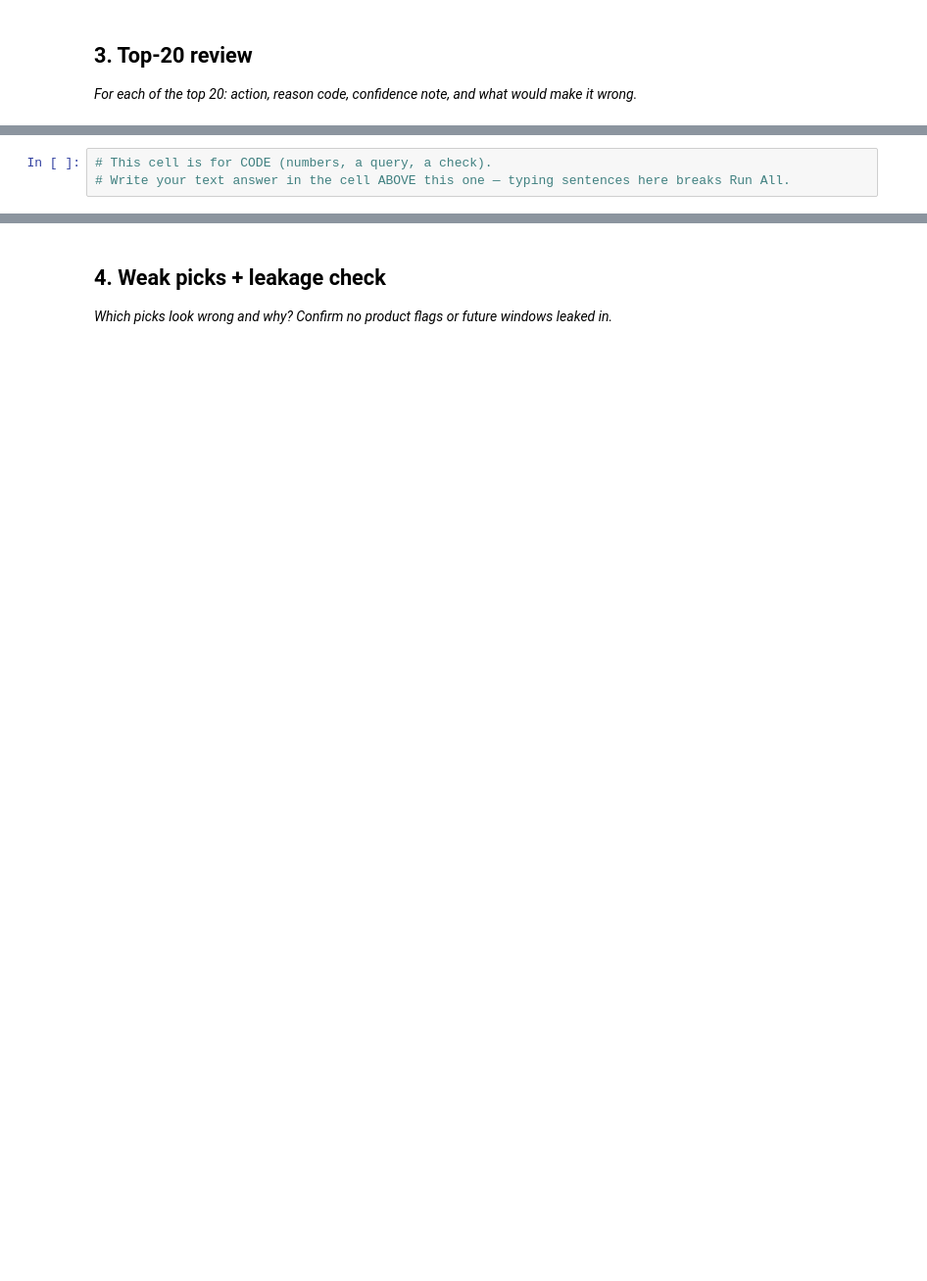
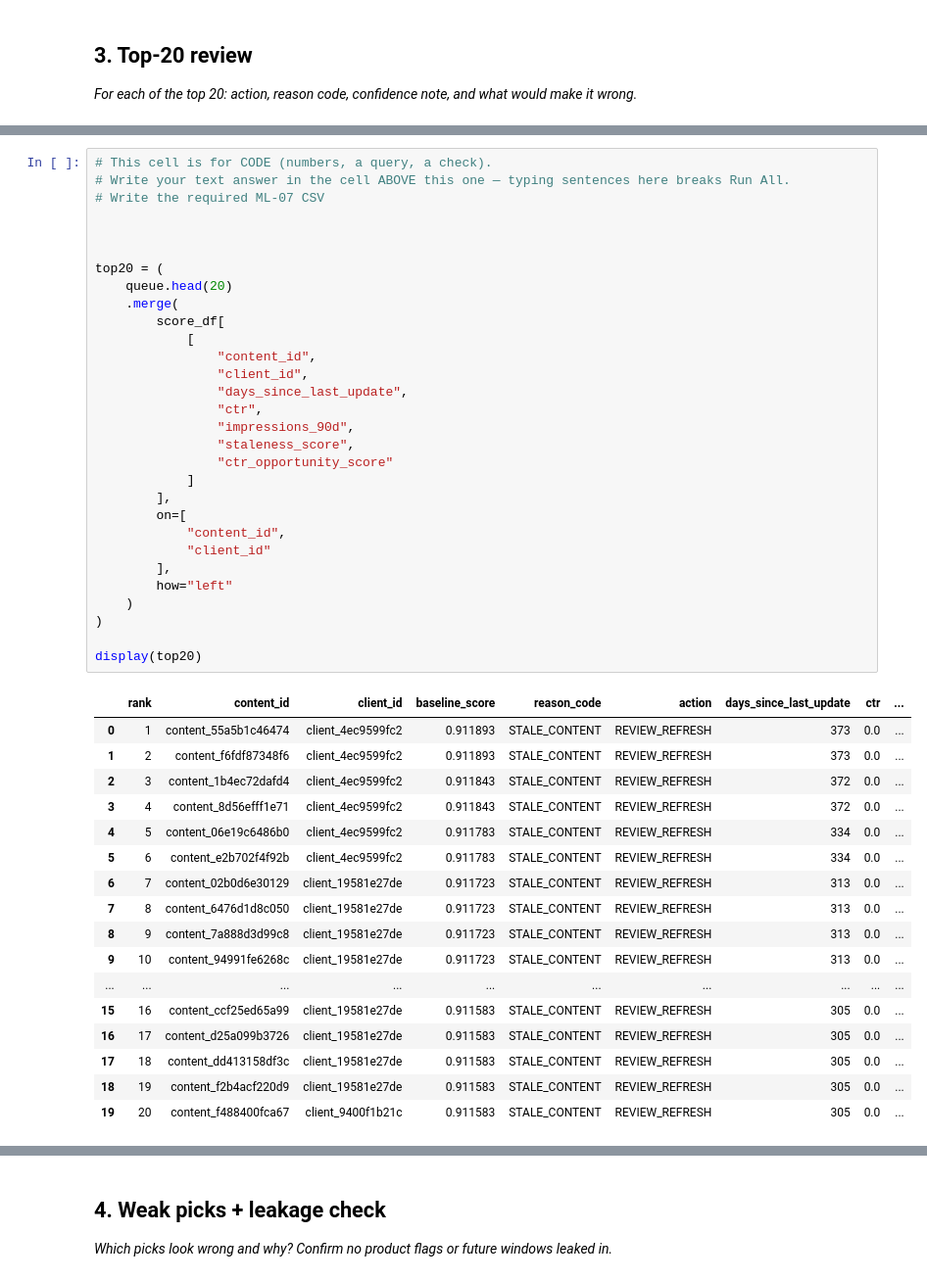
Before and after one commit to Srilaya30/flyrank-ml-internship, a Jupyter notebook: work/notebooks/w04_baseline_score.ipynb, the cells around one changed output, grey strips where cells are left out. Shown at 98% size. Drawn from its saved outputs; the diff is of its cells as text; blank space fills up the shorter version.

```diff
--- a/work/notebooks/w04_baseline_score.ipynb
+++ b/work/notebooks/w04_baseline_score.ipynb
@@ -27,3 +387,48 @@ This skeleton is yours to fill. Work the sections **in order** — each one has
 # %%
 # This cell is for CODE (numbers, a query, a check).
 # Write your text answer in the cell ABOVE this one — typing sentences here breaks Run All.
+# Write the required ML-07 CSV
+
+
+
+top20 = (
+    queue.head(20)
+    .merge(
+        score_df[
+            [
+                "content_id",
+                "client_id",
+                "days_since_last_update",
+                "ctr",
+                "impressions_90d",
+                "staleness_score",
+                "ctr_opportunity_score"
+            ]
+        ],
+        on=[
+            "content_id",
+            "client_id"
+        ],
+        how="left"
+    )
+)
+
+display(top20)
+# %% [output]
+|  | rank | content_id | client_id | baseline_score | reason_code | action | days_since_last_update | ctr | ... |
+| 0 | 1 | content_55a5b1c46474 | client_4ec9599fc2 | 0.911893 | STALE_CONTENT | REVIEW_REFRESH | 373 | 0.0 | ... |
+| 1 | 2 | content_f6fdf87348f6 | client_4ec9599fc2 | 0.911893 | STALE_CONTENT | REVIEW_REFRESH | 373 | 0.0 | ... |
+| 2 | 3 | content_1b4ec72dafd4 | client_4ec9599fc2 | 0.911843 | STALE_CONTENT | REVIEW_REFRESH | 372 | 0.0 | ... |
+| 3 | 4 | content_8d56efff1e71 | client_4ec9599fc2 | 0.911843 | STALE_CONTENT | REVIEW_REFRESH | 372 | 0.0 | ... |
+| 4 | 5 | content_06e19c6486b0 | client_4ec9599fc2 | 0.911783 | STALE_CONTENT | REVIEW_REFRESH | 334 | 0.0 | ... |
+| 5 | 6 | content_e2b702f4f92b | client_4ec9599fc2 | 0.911783 | STALE_CONTENT | REVIEW_REFRESH | 334 | 0.0 | ... |
+| 6 | 7 | content_02b0d6e30129 | client_19581e27de | 0.911723 | STALE_CONTENT | REVIEW_REFRESH | 313 | 0.0 | ... |
+| 7 | 8 | content_6476d1d8c050 | client_19581e27de | 0.911723 | STALE_CONTENT | REVIEW_REFRESH | 313 | 0.0 | ... |
+| 8 | 9 | content_7a888d3d99c8 | client_19581e27de | 0.911723 | STALE_CONTENT | REVIEW_REFRESH | 313 | 0.0 | ... |
+| 9 | 10 | content_94991fe6268c | client_19581e27de | 0.911723 | STALE_CONTENT | REVIEW_REFRESH | 313 | 0.0 | ... |
+| ... | ... | ... | ... | ... | ... | ... | ... | ... | ... |
+| 15 | 16 | content_ccf25ed65a99 | client_19581e27de | 0.911583 | STALE_CONTENT | REVIEW_REFRESH | 305 | 0.0 | ... |
+| 16 | 17 | content_d25a099b3726 | client_19581e27de | 0.911583 | STALE_CONTENT | REVIEW_REFRESH | 305 | 0.0 | ... |
+| 17 | 18 | content_dd413158df3c | client_19581e27de | 0.911583 | STALE_CONTENT | REVIEW_REFRESH | 305 | 0.0 | ... |
+| 18 | 19 | content_f2b4acf220d9 | client_19581e27de | 0.911583 | STALE_CONTENT | REVIEW_REFRESH | 305 | 0.0 | ... |
+| 19 | 20 | content_f488400fca67 | client_9400f1b21c | 0.911583 | STALE_CONTENT | REVIEW_REFRESH | 305 | 0.0 | ... |
```
Also changed, not shown: parts of 15 cells of this notebook.
